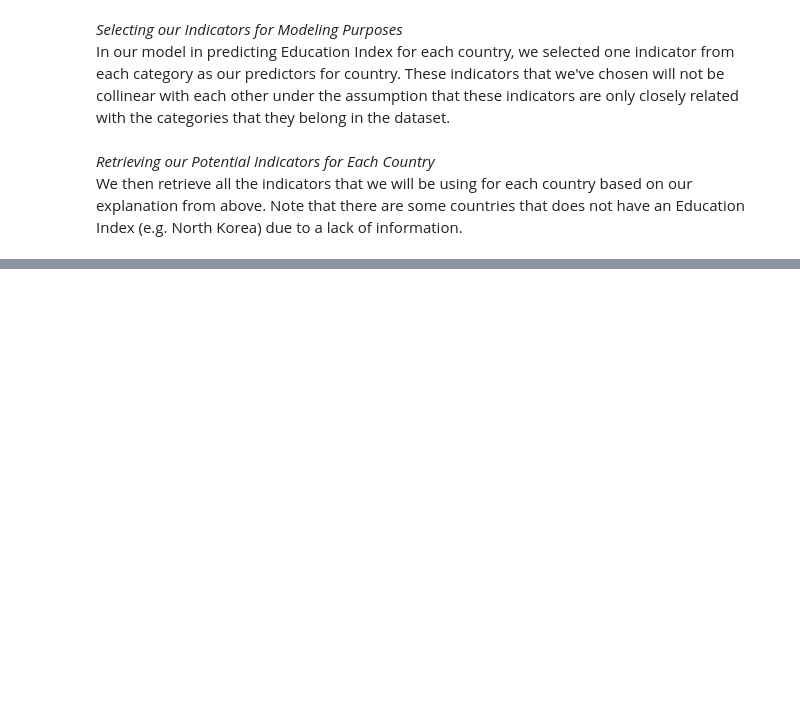
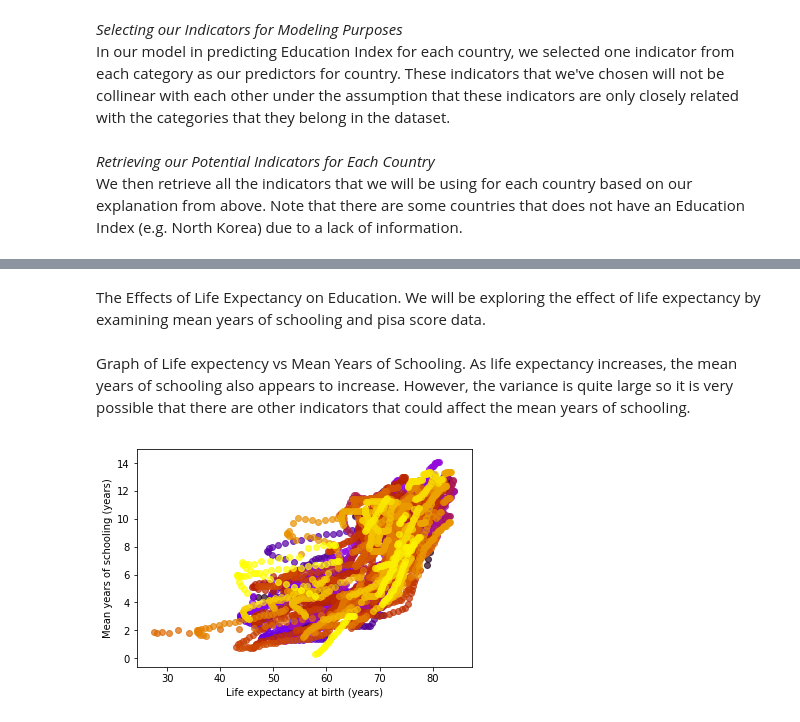
Before and after one commit to chc5/Limen, a Jupyter notebook: ed_idx_model.ipynb, the cells around one changed output, grey strips where cells are left out. Cells and saved outputs as stored; diff of their text form; code cells hidden in the pictures; blank space fills up the shorter version.

```diff
--- a/ed_idx_model.ipynb
+++ b/ed_idx_model.ipynb
@@ -436,0 +354,3 @@ strong multicollinearity or other numerical problems.
+# %%
+eim = EducationIndexModel()
+eim.fit(inds_df, "United States", country_indicators["United States"])
@@ -436,0 +434,35 @@ strong multicollinearity or other numerical problems.
+# %% [markdown]
+The Effects of Life Expectancy on Education. We will be exploring the effect of life expectancy by examining mean years of schooling and pisa score data.
+# %%
+def plot_health(df, health_indep, target):
+    health_df = df.drop(df.columns[[0, 1, 3]], axis=1)
+    #obtain rows that have the indicator matching health_indep and target respectively
+    health_indicator_data = health_df[health_df.indicator_name == health_indep]
+    education_index = health_df[health_df.indicator_name == target]
+    #generate colors
+    number = len(health_indicator_data)
+    cmap = plt.get_cmap('gnuplot')
+    colors = [cmap(i) for i in np.linspace(0, 1, number)]
+    color_index = 0
+    for i in range(len(health_indicator_data)):
+        health_i = []
+        education_i = []
+        #finds the pairs by going across each country's row
+        for j in range(1990, 2018):
+            c_val = health_indicator_data["country_name"].iloc[i]
+            #checks if country is in both sections and then add both to respective list
+            if c_val in list(education_index["country_name"]):
+                health_i.append(health_indicator_data[str(j)].iloc[i])
+                education_i.append(education_index[education_index.country_name == c_val][str(j)].iloc[0])
+        #plots each time a country is done
+        plt.scatter(health_i, education_i, color = colors[color_index], alpha = .7)
+        color_index += 1
+    plt.xlabel(health_indep)
+    plt.ylabel(target)
+# %% [markdown]
+Graph of Life expectency vs Mean Years of Schooling.
+As life expectancy increases, the mean years of schooling also appears to increase. However, the variance is quite large so it is very possible that there are other indicators that could affect the mean years of schooling.
+# %%
+plot_health(inds_df, "Life expectancy at birth (years)", "Mean years of schooling (years)")
+# %% [output]
+[figure, added]
```
Also changed, not shown: parts of 46 cells of this notebook.
